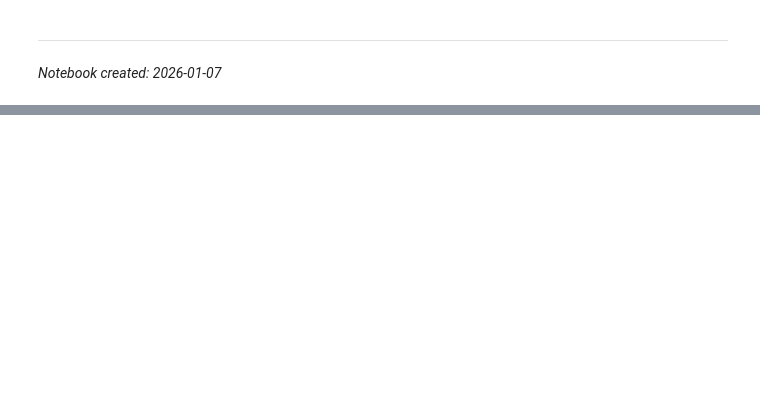
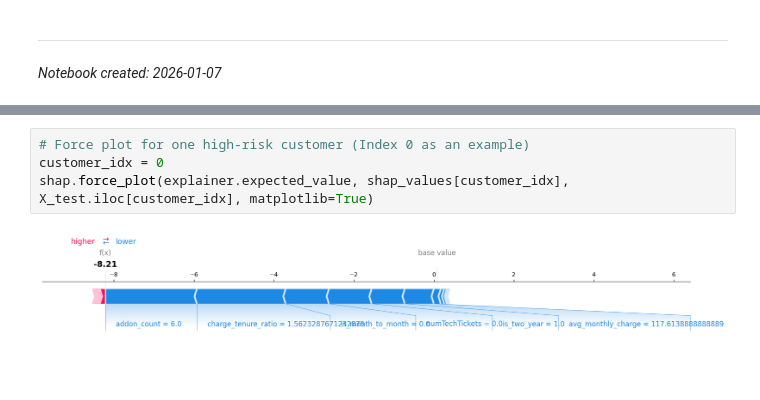
Before and after one commit to JAMIEL-J/Customer-Churn-Prediction, a Jupyter notebook: notebooks/03_modeling.ipynb, the cells around one changed output, grey strips where cells are left out. Drawn from its saved outputs; the diff is of its cells as text; blank space fills up the shorter version.

```diff
--- a/notebooks/03_modeling.ipynb
+++ b/notebooks/03_modeling.ipynb
@@ -680,0 +783,6 @@ print(f"   - feature_cols.txt")
+# %%
+# Force plot for one high-risk customer (Index 0 as an example)
+customer_idx = 0
+shap.force_plot(explainer.expected_value, shap_values[customer_idx], X_test.iloc[customer_idx], matplotlib=True)
+# %% [output]
+[figure, added]
```
Also changed, not shown: parts of 11 cells of this notebook, 23 other files.
